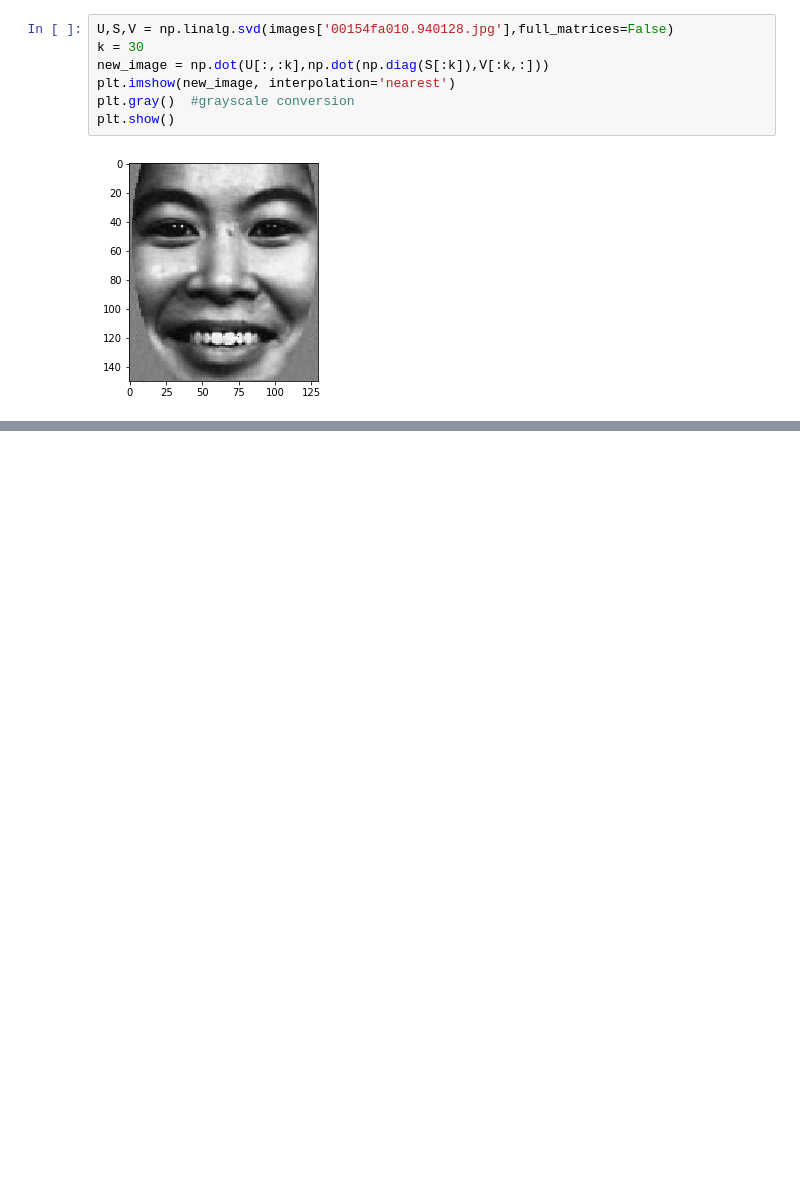
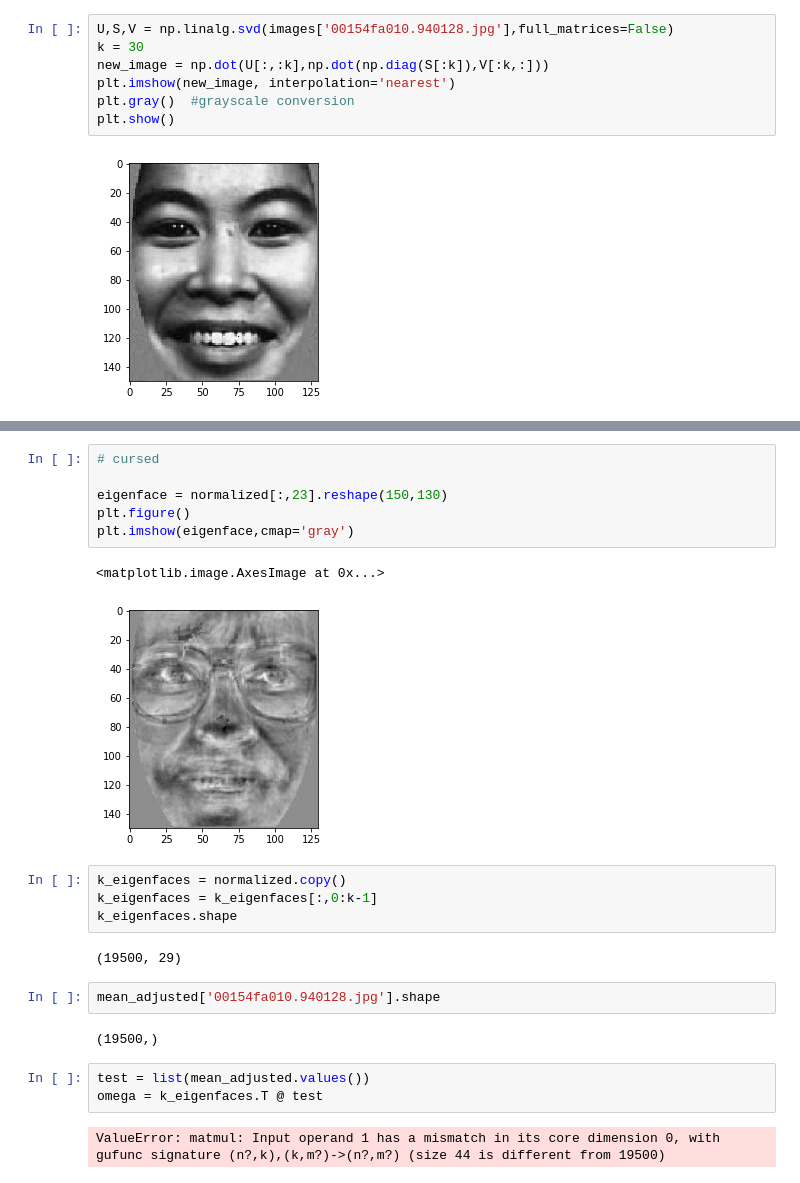
Before and after one commit to ttrapaid/facerecognition, a Jupyter notebook: pca.ipynb, the cells around one changed output, grey strips where cells are left out. Saved outputs shown, nothing was run; the diff lists cells and outputs as text; blank space fills up the shorter version.

```diff
--- a/pca.ipynb
+++ b/pca.ipynb
@@ -219,0 +173,24 @@ plt.imshow(eigenface,cmap='gray')
+# %%
+# cursed
+
+eigenface = normalized[:,23].reshape(150,130)
+plt.figure()
+plt.imshow(eigenface,cmap='gray')
+# %% [output]
+<matplotlib.image.AxesImage at 0x...>
+[figure, added]
+# %%
+k_eigenfaces = normalized.copy()
+k_eigenfaces = k_eigenfaces[:,0:k-1]
+k_eigenfaces.shape
+# %% [output]
+(19500, 29)
+# %%
+mean_adjusted['00154fa010.940128.jpg'].shape
+# %% [output]
+(19500,)
+# %%
+test = list(mean_adjusted.values())
+omega = k_eigenfaces.T @ test
+# %% [output]
+ValueError: matmul: Input operand 1 has a mismatch in its core dimension 0, with gufunc signature (n?,k),(k,m?)->(n?,m?) (size 44 is different from 19500)
```
Also changed, not shown: parts of 9 cells of this notebook.
